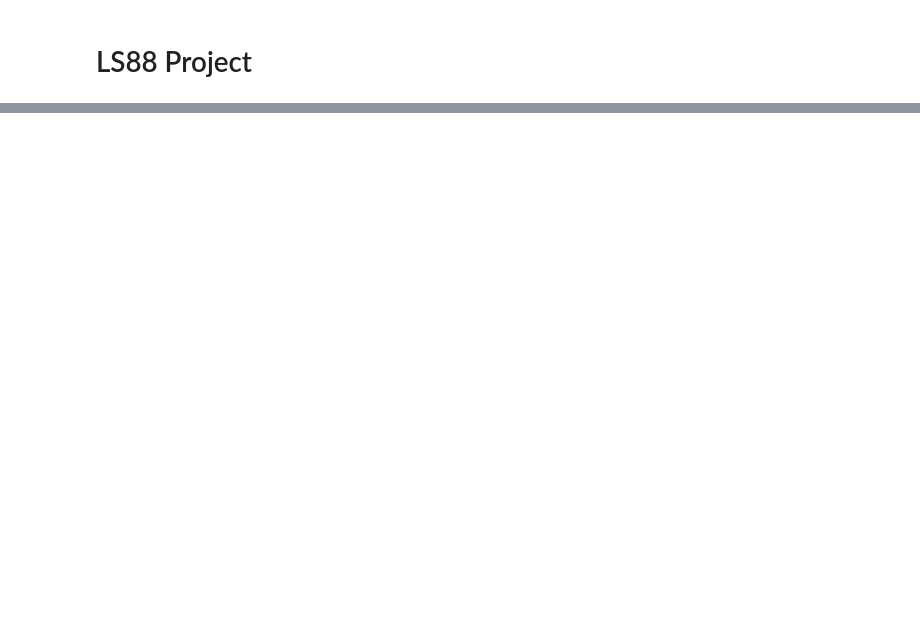
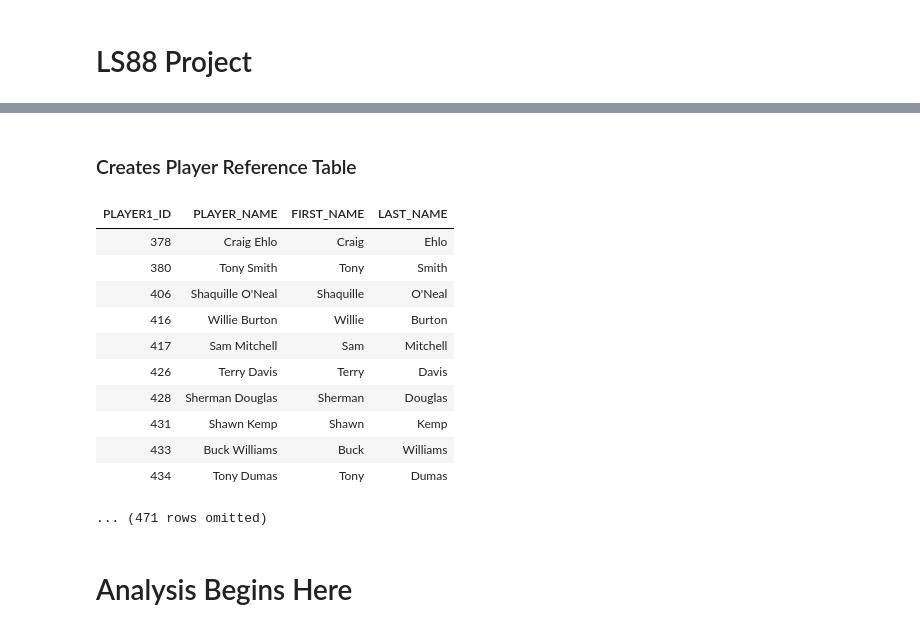
Before and after one commit to annefogarty/NBA4Q, a Jupyter notebook: LS88_NBA_Project.ipynb, the cells around one changed output, grey strips where cells are left out. Drawn from its saved outputs; the diff is of its cells as text; code cells hidden in the pictures; blank space fills up the shorter version.

```diff
--- a/LS88_NBA_Project.ipynb
+++ b/LS88_NBA_Project.ipynb
@@ -49,0 +206,49 @@ def get_season_stats(first, last, season):
+# %% [markdown]
+### Creates Player Reference Table
+# %%
+players = games.select('PLAYER1_ID', 'PLAYER1_NAME')
+players = players.group('PLAYER1_ID', max).where('PLAYER1_NAME max', predicates.are.not_equal_to('nan')).relabel(1, 'PLAYER_NAME')
+
+def first(string):
+    name = string.split(' ')
+    first = name[0]
+    return first
+
+def last(string):
+    name = string.split(' ')
+    if len(name) == 1:
+        return 'nan'
+    first = name[1]
+    return first
+
+players = players.with_column('FIRST_NAME', players.apply(first, 'PLAYER_NAME'))
+players = players.with_column('LAST_NAME', players.apply(last, 'PLAYER_NAME'))
+
+
+game1 = games.take(np.arange(0, 69))
+names = game1.select('PLAYER1_NAME')
+
+# players = players.join('PLAYER_NAME', names, 'PLAYER1_NAME').group('PLAYER1_ID', max)
+players
+
+# stats = make_array()
+# for i in np.arange(0, players.num_rows):
+#     row = players.row(i)
+#     stats = np.append(get_season_stats(row[2], row[3]), stats)
+
+# stats
+# %% [output]
+| PLAYER1_ID | PLAYER_NAME | FIRST_NAME | LAST_NAME |
+| 378 | Craig Ehlo | Craig | Ehlo |
+| 380 | Tony Smith | Tony | Smith |
+| 406 | Shaquille O'Neal | Shaquille | O'Neal |
+| 416 | Willie Burton | Willie | Burton |
+| 417 | Sam Mitchell | Sam | Mitchell |
+| 426 | Terry Davis | Terry | Davis |
+| 428 | Sherman Douglas | Sherman | Douglas |
+| 431 | Shawn Kemp | Shawn | Kemp |
+| 433 | Buck Williams | Buck | Williams |
+| 434 | Tony Dumas | Tony | Dumas |
+... (471 rows omitted)
+# %% [markdown]
+# Analysis Begins Here
```
Also changed, not shown: parts of 20 cells of this notebook, 2 other files.
